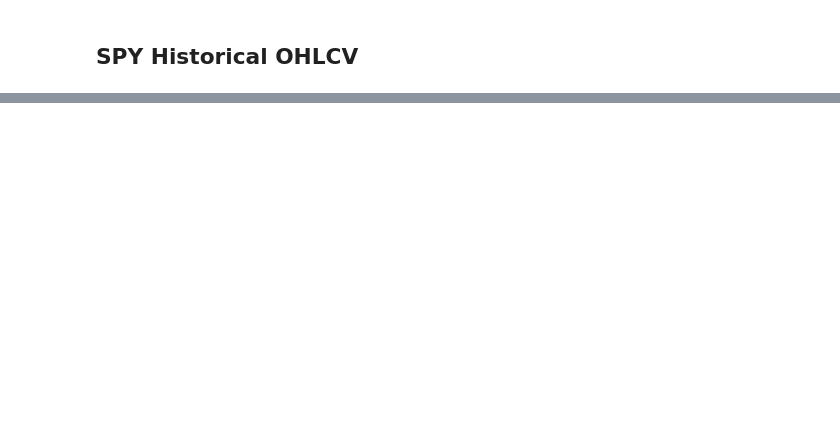
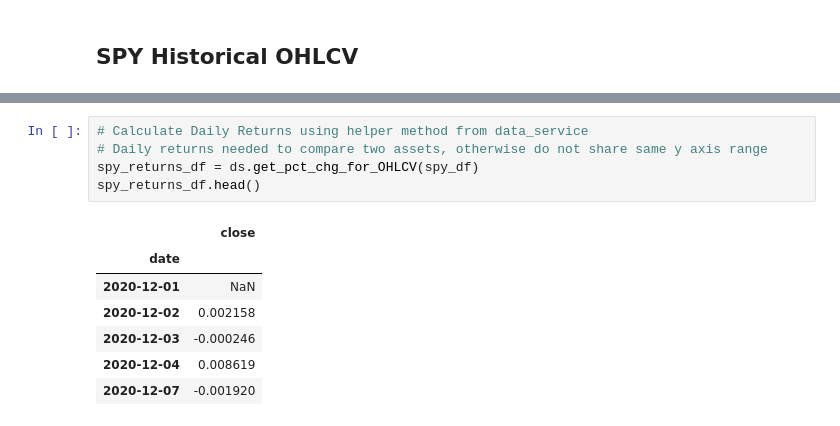
Before and after one commit to nospmah/fintech.group_project, a Jupyter notebook: notebooks/brian_working_2.ipynb, the cells around one changed output, grey strips where cells are left out. Drawn from its saved outputs; the diff is of its cells as text; blank space fills up the shorter version.

```diff
--- a/notebooks/brian_working_2.ipynb
+++ b/notebooks/brian_working_2.ipynb
@@ -274,0 +62,13 @@ RangeIndex(start=0, stop=1258, step=1)
+# %%
+# Calculate Daily Returns using helper method from data_service
+# Daily returns needed to compare two assets, otherwise do not share same y axis range
+spy_returns_df = ds.get_pct_chg_for_OHLCV(spy_df)
+spy_returns_df.head()
+# %% [output]
+|  | close |
+| date |  |
+| 2020-12-01 | NaN |
+| 2020-12-02 | 0.002158 |
+| 2020-12-03 | -0.000246 |
+| 2020-12-04 | 0.008619 |
+| 2020-12-07 | -0.001920 |
```
Also changed, not shown: parts of 41 cells of this notebook, 2 other files.
